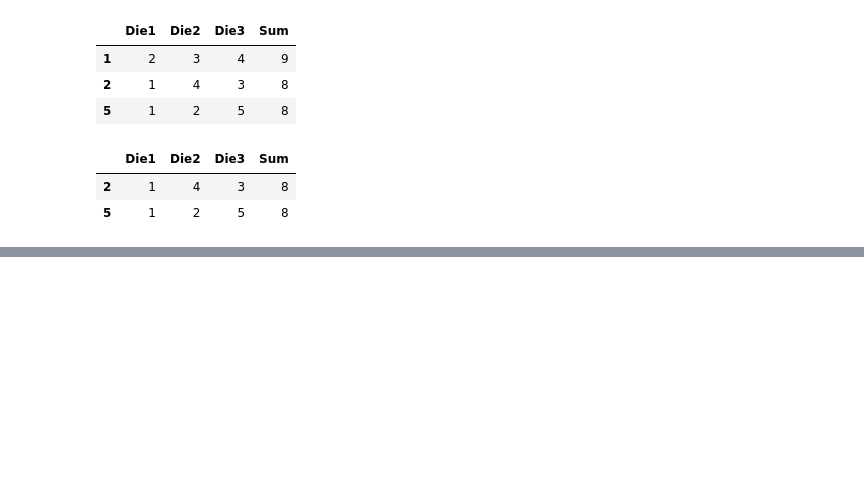
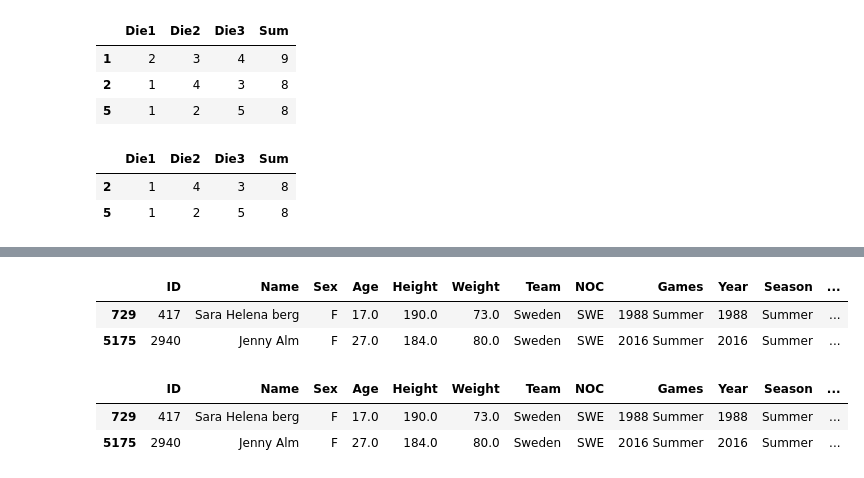
Before and after one commit to DorotaBjoorn/Databehandling-Dorota-Bjoorn, a Jupyter notebook: Code-alongs/L7_high-performance.ipynb, the cells around one changed output, grey strips where cells are left out. Cells and saved outputs as stored; diff of their text form; code cells hidden in the pictures; blank space fills up the shorter version.

```diff
--- a/Code-alongs/L7_high-performance.ipynb
+++ b/Code-alongs/L7_high-performance.ipynb
@@ -124,0 +166,12 @@ df_os = pd.read_csv("../Data/athlete_events.csv")
+# %%
+df_os[(df_os["Sex"] == "F") & (df_os["Height"] > 180) & (df_os["NOC"] == 'SWE')].head(2)
+# %% [output]
+|  | ID | Name | Sex | Age | Height | Weight | Team | NOC | Games | Year | Season | ... |
+| 729 | 417 | Sara Helena berg | F | 17.0 | 190.0 | 73.0 | Sweden | SWE | 1988 Summer | 1988 | Summer | ... |
+| 5175 | 2940 | Jenny Alm | F | 27.0 | 184.0 | 80.0 | Sweden | SWE | 2016 Summer | 2016 | Summer | ... |
+# %%
+df_os.query("Sex == 'F' & Height > 180 & NOC == 'SWE'").head(2)
+# %% [output]
+|  | ID | Name | Sex | Age | Height | Weight | Team | NOC | Games | Year | Season | ... |
+| 729 | 417 | Sara Helena berg | F | 17.0 | 190.0 | 73.0 | Sweden | SWE | 1988 Summer | 1988 | Summer | ... |
+| 5175 | 2940 | Jenny Alm | F | 27.0 | 184.0 | 80.0 | Sweden | SWE | 2016 Summer | 2016 | Summer | ... |
```
Also changed, not shown: parts of 7 cells of this notebook.
